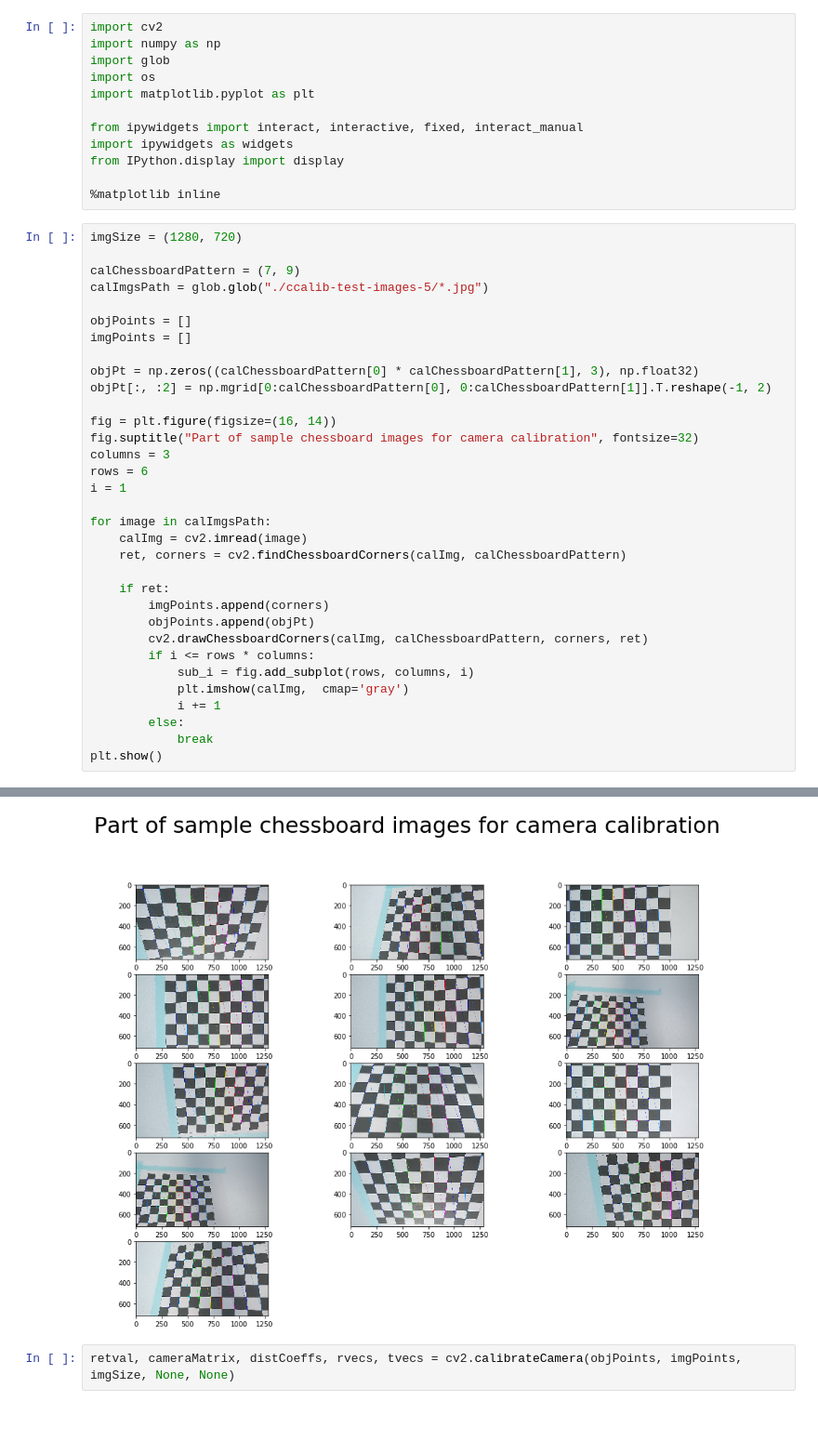
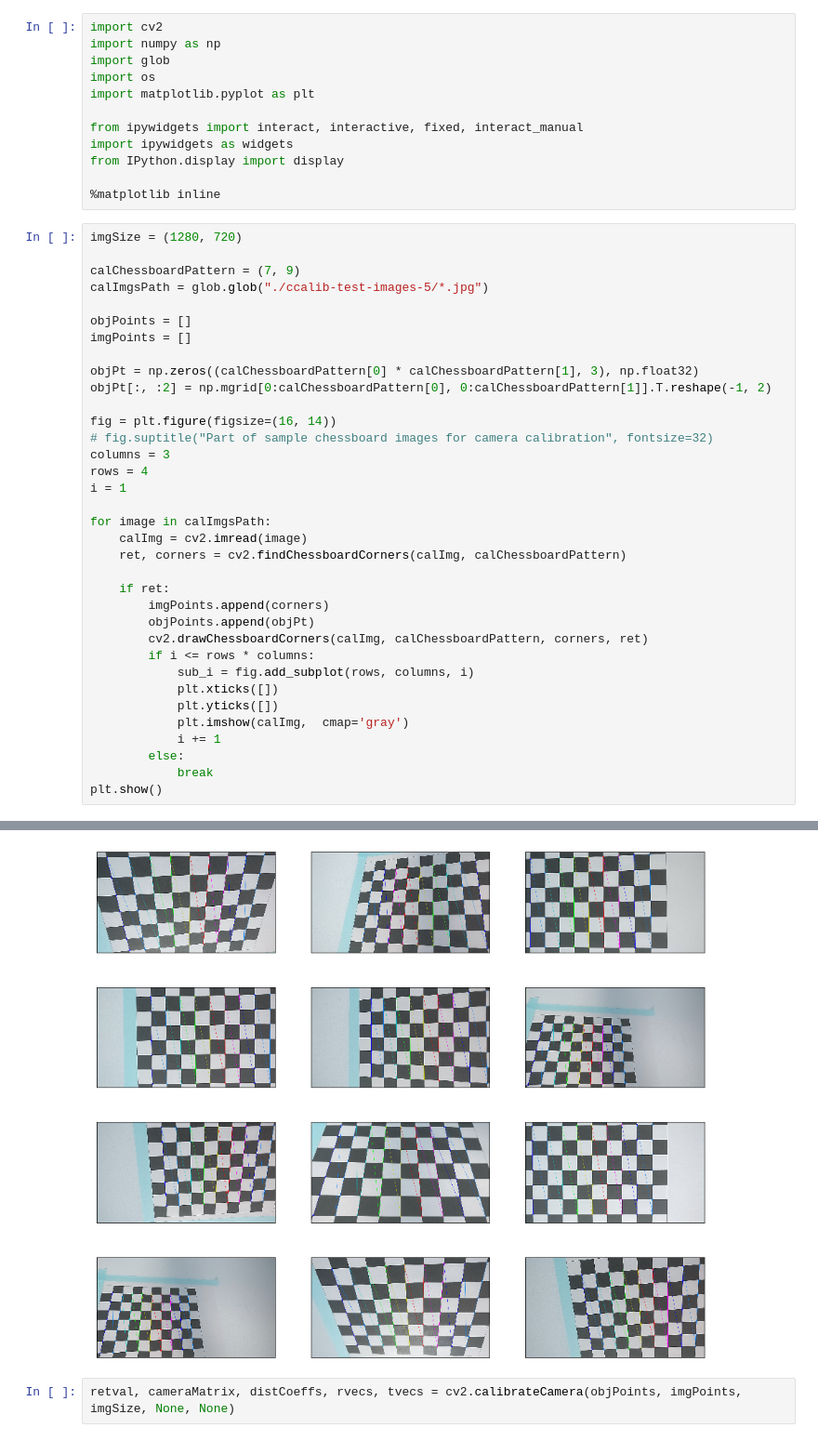
Before and after one commit to adamnapieralski/lane-keep-assist, a Jupyter notebook: LKA_notebook.ipynb, the cells around one changed output, grey strips where cells are left out. Shown at 93% size. Drawn from its saved outputs; the diff is of its cells as text.

```diff
--- a/LKA_notebook.ipynb
+++ b/LKA_notebook.ipynb
@@ -23,9 +23,9 @@ objPt = np.zeros((calChessboardPattern[0] * calChessboardPattern[1], 3), np.floa
 objPt[:, :2] = np.mgrid[0:calChessboardPattern[0], 0:calChessboardPattern[1]].T.reshape(-1, 2)
 
 fig = plt.figure(figsize=(16, 14))
-fig.suptitle("Part of sample chessboard images for camera calibration", fontsize=32)
+# fig.suptitle("Part of sample chessboard images for camera calibration", fontsize=32)
 columns = 3
-rows = 6
+rows = 4
 i = 1
 
 for image in calImgsPath:
@@ -38,6 +38,8 @@ for image in calImgsPath:
         cv2.drawChessboardCorners(calImg, calChessboardPattern, corners, ret)
         if i <= rows * columns:
             sub_i = fig.add_subplot(rows, columns, i)
+            plt.xticks([])
+            plt.yticks([])
             plt.imshow(calImg,  cmap='gray')
             i += 1
         else:
@@ -47,4 +61,4 @@ plt.show()
-[figure, old version]
+[figure, new version]
 # %%
 retval, cameraMatrix, distCoeffs, rvecs, tvecs = cv2.calibrateCamera(objPoints, imgPoints, imgSize, None, None)
 # %%
```
Also changed, not shown: parts of 8 cells of this notebook, 5 other files.
